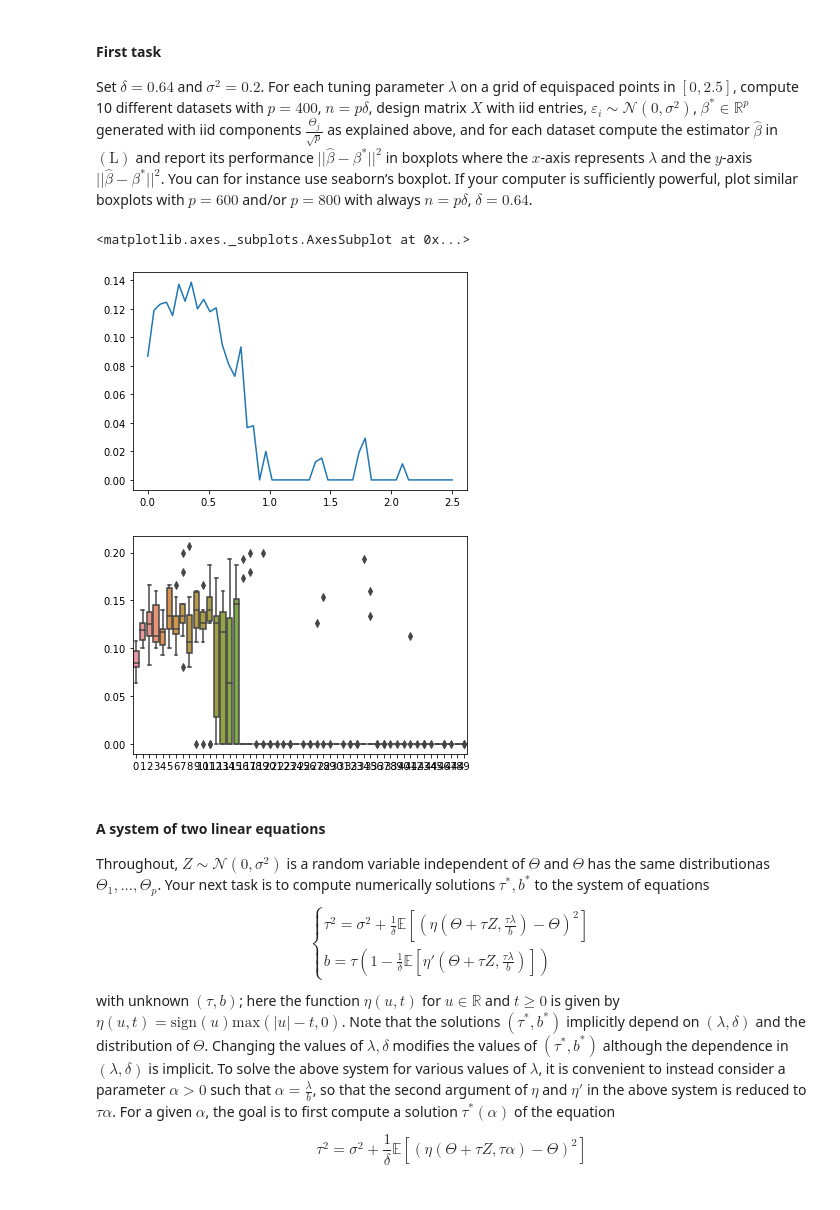
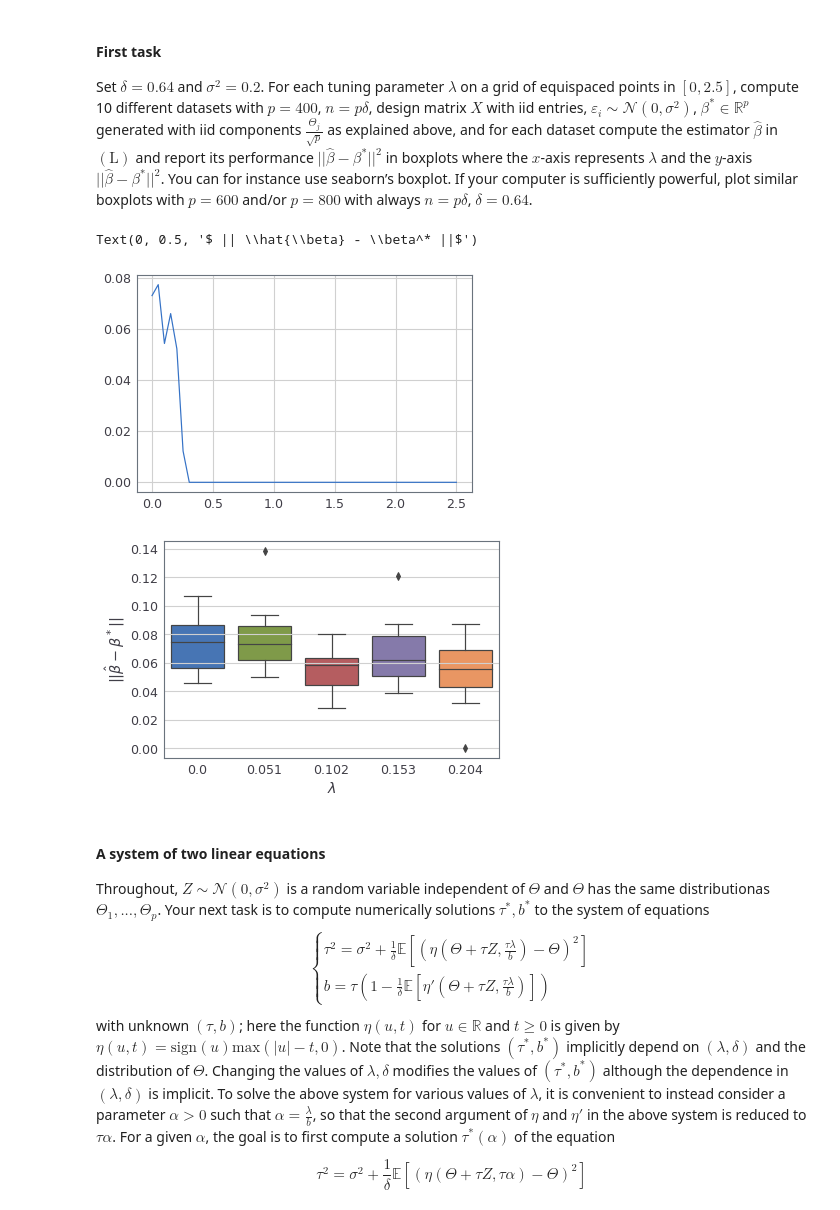
Before and after one commit to JulienKhlt/Hista, a Jupyter notebook: Projet_HISTA_FargeonKhlautRuhlmann.ipynb, the cells around one changed output. Saved outputs shown, nothing was run; the diff lists cells and outputs as text; code cells hidden in the pictures.

Commit message:
First task améliorée en vitesse et plot des boxplots

```diff
--- a/Projet_HISTA_FargeonKhlautRuhlmann.ipynb
+++ b/Projet_HISTA_FargeonKhlautRuhlmann.ipynb
@@ -40,27 +41,22 @@ n = int(p * delta)
 
 diff = np.zeros((len(grid), dataset_number))
 
-for index, l in enumerate(grid):
+for index, l in enumerate(tqdm(grid)):
 
     for k in range(dataset_number):
 
         X = np.random.normal(0, 1, size = (p,n))
 
-        epsilon = np.random.normal(0, sigma2, size = (n,1))
+        epsilon = np.random.normal(0, sigma2, size = n)
 
-        beta_star = np.zeros((p,1))
-        for j in range(p):
-            rj = np.random.choice(np.array([-1, 1]))
-            Bj = np.random.binomial(1, 0.128)
-            beta_star[j,0] = (rj * Bj) / np.sqrt(p)
+        beta_star = np.zeros(p)
+        r = np.random.choice(np.array([-1,1]),size=p)
+        B = np.random.binomial(1, 0.128, size=p)
+        beta_star = (r * B) / np.sqrt(p)
 
         y = np.dot(X.T, beta_star) + epsilon
 
-        def lasso_l(b):
-            return lasso(b, y, X, n, l)
-
-        beta_star = np.array([beta_star[j,0] for j in range(p)])
-        beta_hat = opt.minimize(lasso_l, beta_star).x
+        beta_hat = opt.minimize(lasso, beta_star, args=(y, X, n, l)).x
 
         #las = linear_model.Lasso()
         #print(X.shape, y.shape)
@@ -69,16 +65,22 @@ for index, l in enumerate(grid):
 
         diff[index, k] = np.linalg.norm(beta_hat - beta_star) ** 2
         #diff[index, k] = np.linalg.norm(las.coef_ - beta_star) ** 2
-
-
-plt.figure()
-plt.plot(grid, np.mean(diff, axis=1))
-plt.figure()
-boxplot(data = diff.T)
-# %% [output]
-<matplotlib.axes._subplots.AxesSubplot at 0x...>
-[figure, removed]
-[figure, removed]
+# %%
+plt.figure()
+plt.plot(grid, np.mean(diff, axis=1))
+plt.figure()
+grid_for_boxplot = np.repeat(grid[:5], dataset_number)
+diff2 = diff[:5,:]
+diff_for_boxplot = diff2.flatten()
+ax = sns.boxplot(grid_for_boxplot, diff_for_boxplot)
+ax.set_xticks(np.arange(0,5))
+ax.set_xticklabels(np.around(grid[np.arange(0,5)], 3))
+ax.set_xlabel(r'$\lambda$')
+ax.set_ylabel(r'$ || \hat{\beta} - \beta^* ||$')
+# %% [output]
+Text(0, 0.5, '$ || \\hat{\\beta} - \\beta^* ||$')
+[figure, added]
+[figure, added]
 # %% [markdown]
 #### A system of two linear equations
 Throughout, $Z \sim \mathcal{N}(0,\sigma^2)$ is a random variable independent of $\Theta$ and $\Theta$ has the same distributionas $\Theta_1,...,\Theta_p$. Your next task is to compute numerically solutions $\tau^*, b^*$ to the system of equations $$\begin{cases} \tau^2 = \sigma^2 + \frac{1}{\delta} \mathbb{E}[(\eta(\Theta + \tau Z, \frac{\tau \lambda}{b}) - \Theta)^2] \\ b = \tau (1 - \frac{1}{\delta} \mathbb{E}[\eta'(\Theta + \tau Z, \frac{\tau \lambda}{b})]) \end{cases}$$ with unknown $(\tau,b)$; here the function $\eta(u,t)$ for $u \in \mathbb{R}$ and $t \geq 0$ is given by $\eta(u,t) = \text{sign}(u) \text{max}(\vert u \vert − t,0)$. Note that the solutions $(\tau^*, b^*)$ implicitly depend on $(\lambda, \delta)$ and the distribution of $\Theta$. Changing the values of $\lambda, \delta$ modifies the values of $(\tau^*, b^*)$ although the dependence in $(\lambda, \delta)$ is implicit. To solve the above system for various values of $\lambda$, it is convenient to instead consider a parameter $\alpha >0$ such that $\alpha = \frac{\lambda}{b}$, so that the second argument of $\eta$ and $\eta'$ in the above system is reduced to $\tau \alpha$. For a given $\alpha$, the goal is to first compute a solution $\tau^*(\alpha)$ of the equation
```
Also changed, not shown: parts of 2 cells of this notebook.
